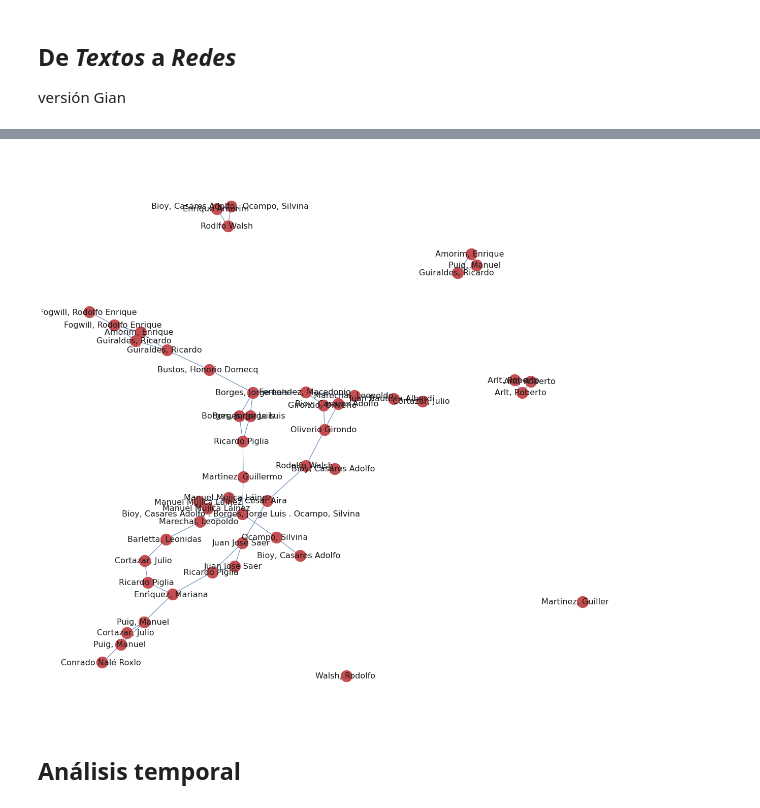
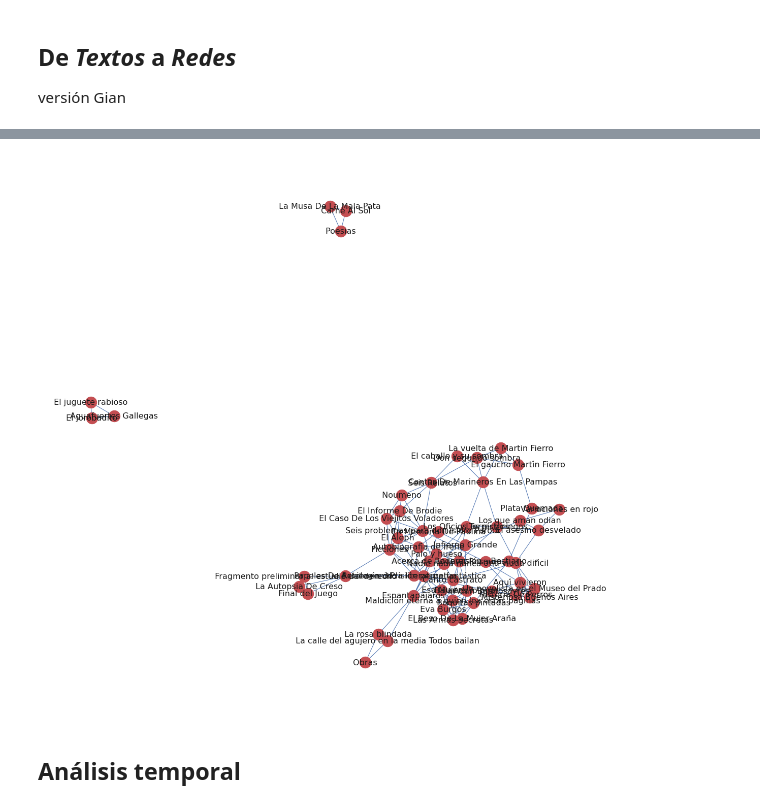
Before and after one commit to fcignoli/Redes-Complejas-2-20222, a Jupyter notebook: TP_Final.ipynb, the cells around one changed output, grey strips where cells are left out. Cells and saved outputs as stored; diff of their text form; code cells hidden in the pictures.

```diff
--- a/TP_Final.ipynb
+++ b/TP_Final.ipynb
@@ -86,12 +86,14 @@ función que carga los textos a un dataframe "df" con las columnas texto titulo
 df = pd.DataFrame({"Text":[],
             "Title":[],
             "Author":[],
-            "Age":[]},)
-def textToDataFrame(texto,titulo,autor,ano):
+            "Age":[],
+            'Grupo':[]},)
+def textToDataFrame(texto,titulo,autor,ano,grupo):
     return df.append({"Text": texto,
             "Title": titulo,
             "Author": autor,
-            "Age": ano},
+            "Age": ano ,
+            'Grupo': grupo},
             ignore_index = True)
 
 """
@@ -100,17 +102,24 @@ La idea ahora es hacer un for loop que camine por nuestros archivos del drive do
 for root, dirs, files in os.walk("/content/drive/My Drive/Literatura_Argentina"):
     for file in files:
         if file.endswith(".pdf"):
-            if len(os.path.join(root, file).split("/")[-1].split("-")) == : # si la lista spliteada por '-' es igual a 3, es porque tiene atributo año.
+            if len(os.path.join(root, file).split("/")[-1].split("-")) == 4: # si la lista spliteada por '-' es igual a 4, es porque tiene atributo frupo.
+              autor = os.path.join(root, file).split("/")[-1].split("-")[0]
+              titulo = os.path.join(root, file).split("/")[-1].split("-")[1]
+              ano = int(os.path.join(root, file).split("/")[-1].split("-")[2])
+              grupo = os.path.join(root, file).split("/")[-1].split("-")[-1].split(".")[0] #entonces le agregamos el atributo grupo
+            elif len(os.path.join(root, file).split("/")[-1].split("-")) == 3: # si la lista spliteada por '-' es igual a 3, es porque tiene atributo año.
               autor = os.path.join(root, file).split("/")[-1].split("-")[0]
               titulo = os.path.join(root, file).split("/")[-1].split("-")[1]
               ano = int(os.path.join(root, file).split("/")[-1].split("-")[-1].split(".")[0]) #entonces le agregamos el atributo año
+              grupo = np.NaN
             else: # de lo contrario, le ponemos None
               autor = os.path.join(root, file).split("/")[-1].split("-")[0]
               titulo = os.path.join(root, file).split("/")[-1].split("-")[-1].split(".")[0]
               ano = np.NaN
+              grupo = np.NaN
             try:
               texto = pdfToText(os.path.join(root,file))
-              df = textToDataFrame(texto,titulo,autor,ano)
+              df = textToDataFrame(texto,titulo,autor,ano,grupo)
             except:
               print(os.path.join(root,file))
               pass
@@ -128,7 +132,7 @@ Mounted at /content/drive
 ## Cortemos en diferentes épocas la red
 # %%
 # Tomamos solo datos del siglo XX
-df= df[(df['Age'] >= 1900) & (df['Age'] < 2000)].copy()
+df= df[(df['Age'] >= 1800) & (df['Age'] < 2000)].copy()
 
 # Creamos una columna que sea la década a la cual pertenece
 df['decada'] = ((df['Age'] % 100) // 10) * 10
@@ -171,7 +175,7 @@ tfidf = TfidfTransformer(norm = 'l2')
 x_tfidf = tfidf.fit_transform(x_count)
 
 # Dimensión del espacio reducido
-n_components =14
+n_components =11
 
 # Creación del objeto SVD
 svd = TruncatedSVD(n_components = n_components)
@@ -220,32 +246,32 @@ for i in df.index:
 # %%
 red = []
 for i in df['Text']:
     index = df[df['Text'] == i].index[0]
     similarities = [1.00 - cosine_distance(svd.components_.T[index], svd.components_.T[i]) for i in range(svd.components_.shape[1])]
     red.append(similarities)
 
 matriz = np.array(red)
 
 matriz = (1+matriz)/2
 matriz[matriz < .77] = 0 # los que tienen una similaridad menor a 0.8, ledamos 0
 matriz[matriz == 1] = 0
 matriz[matriz >= .77] = 1 # los que tienen una similaridad mayor a 0.05, le damos 1. de esta manera lo binarizamos
 
 G = nx.from_numpy_matrix(matriz, create_using = nx.Graph)
 
 #pos = nx.layout.fruchterman_reingold_layout(G)
 
 pos = nx.spring_layout(G)
 fig, ax = plt.subplots(figsize = (20, 20))
 ax.axis('off')
 nx.draw_networkx_nodes(G, pos, node_color='r', node_size=500)
 nx.draw_networkx_edges(G, pos, edge_color='b')
-nx.draw_networkx_labels(G, pos, labels_autores, font_size=16)
+nx.draw_networkx_labels(G, pos, labels_titulo, font_size=16)
 
 #nx.draw(G, with_labels=True)
 plt.show()
 # %% [output]
-[figure, old version]
+[figure, new version]
 # %% [markdown]
 ## Análisis temporal
 # %% [markdown]
```
Also changed, not shown: parts of 19 cells of this notebook.
